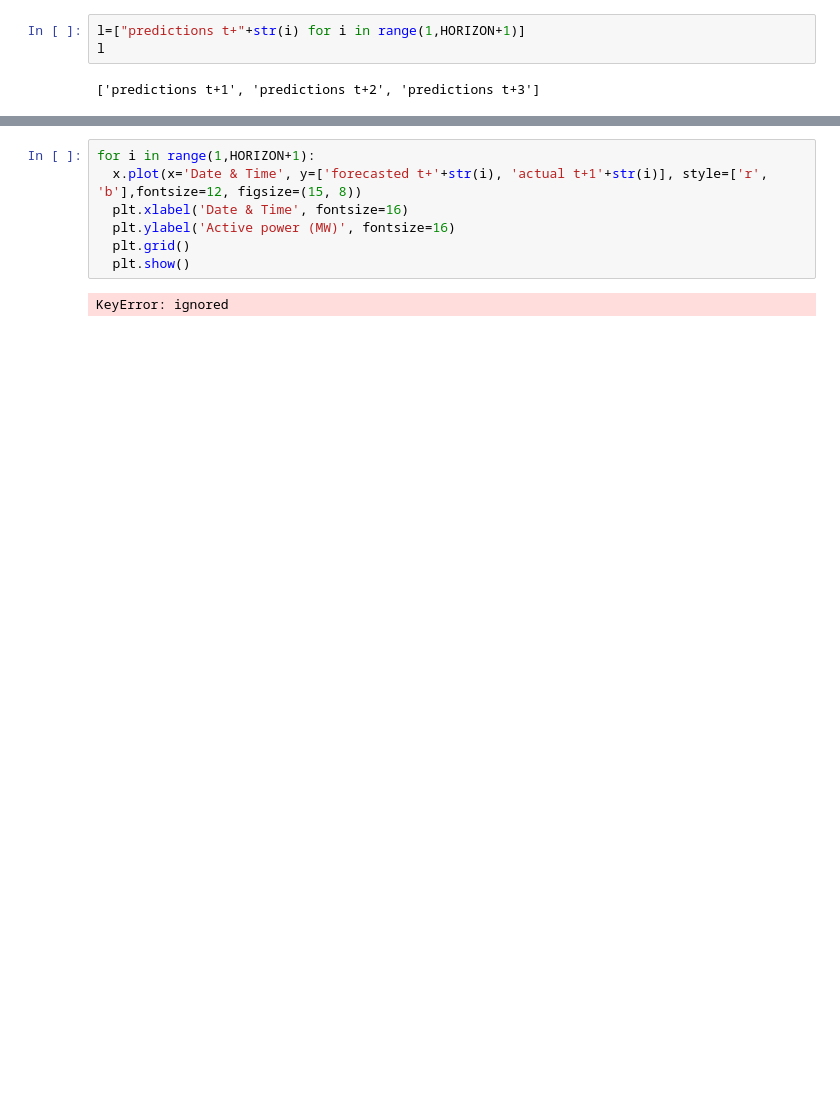
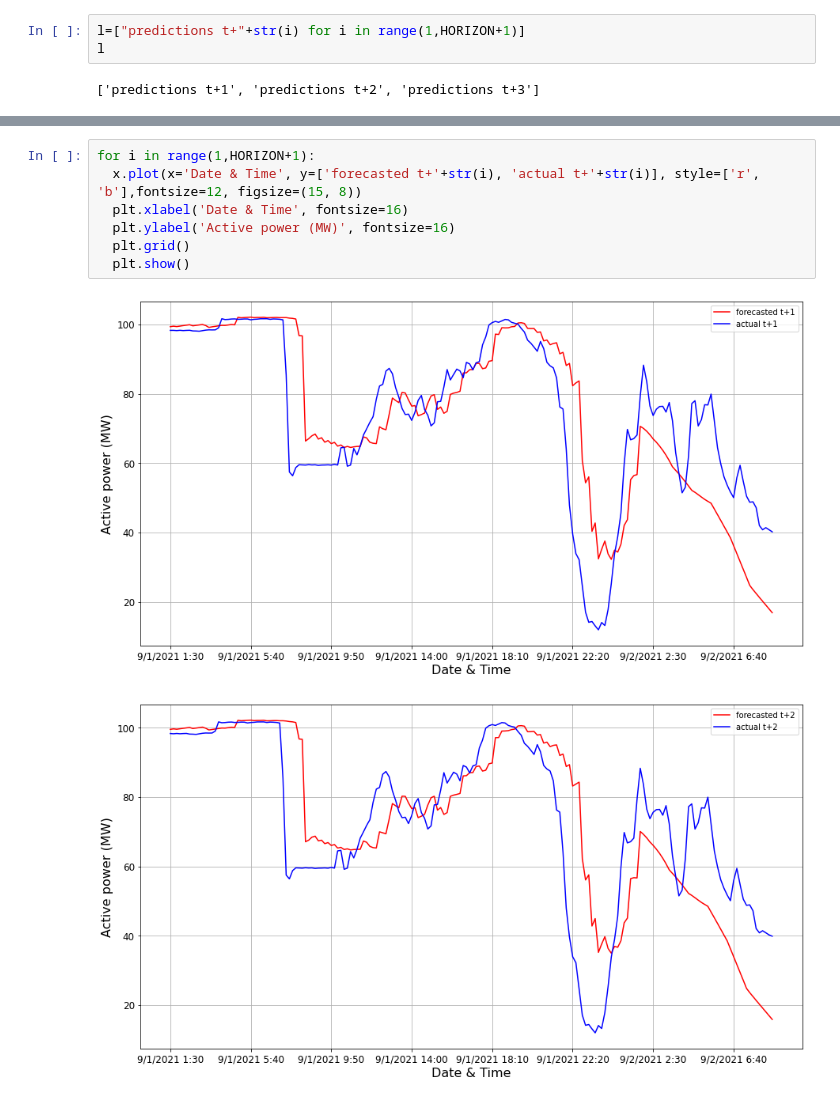
Before and after one commit to entc-17-fyp-20/WPF_Data_Visualization, a Jupyter notebook: Dilated_CNN_model_(Multi_step)_for_short_term_power_forecasting_Tested_with_new_CEB_dataset.ipynb, the cells around one changed output, grey strips where cells are left out. Cells and saved outputs as stored; diff of their text form; blank space fills up the shorter version.

```diff
--- a/Dilated_CNN_model_(Multi_step)_for_short_term_power_forecasting_Tested_with_new_CEB_dataset.ipynb
+++ b/Dilated_CNN_model_(Multi_step)_for_short_term_power_forecasting_Tested_with_new_CEB_dataset.ipynb
@@ -515,9 +515,10 @@ for i in range(1,HORIZON+1):
 # %%
 for i in range(1,HORIZON+1):
-  x.plot(x='Date & Time', y=['forecasted t+'+str(i), 'actual t+1'+str(i)], style=['r', 'b'],fontsize=12, figsize=(15, 8))
+  x.plot(x='Date & Time', y=['forecasted t+'+str(i), 'actual t+'+str(i)], style=['r', 'b'],fontsize=12, figsize=(15, 8))
   plt.xlabel('Date & Time', fontsize=16)
   plt.ylabel('Active power (MW)', fontsize=16)
   plt.grid()
   plt.show()
 # %% [output]
-KeyError: ignored
+[figure, added]
+[figure, added]
```
Also changed, not shown: parts of 10 cells of this notebook.
